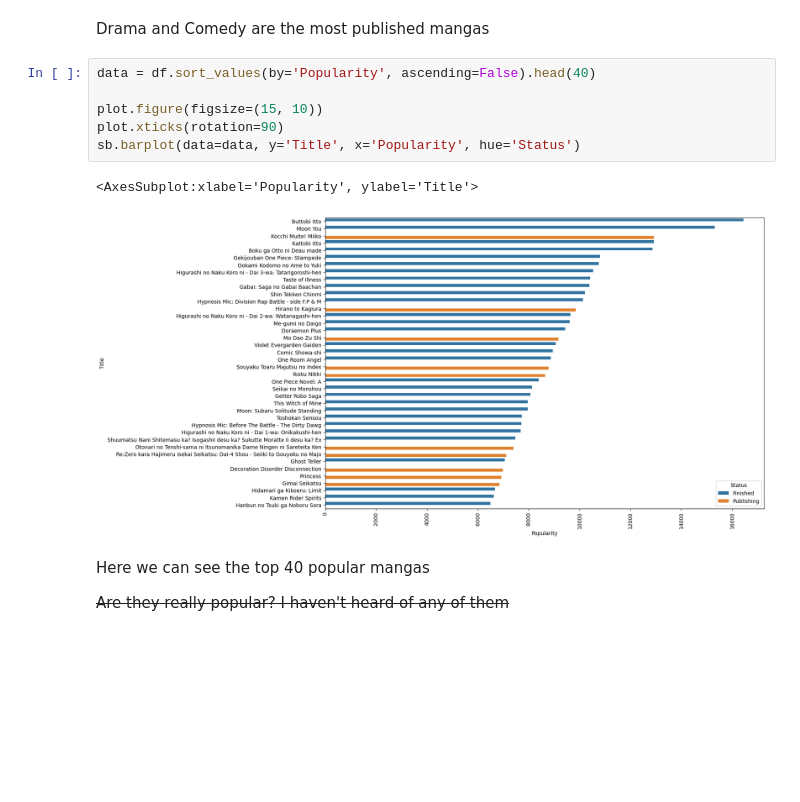
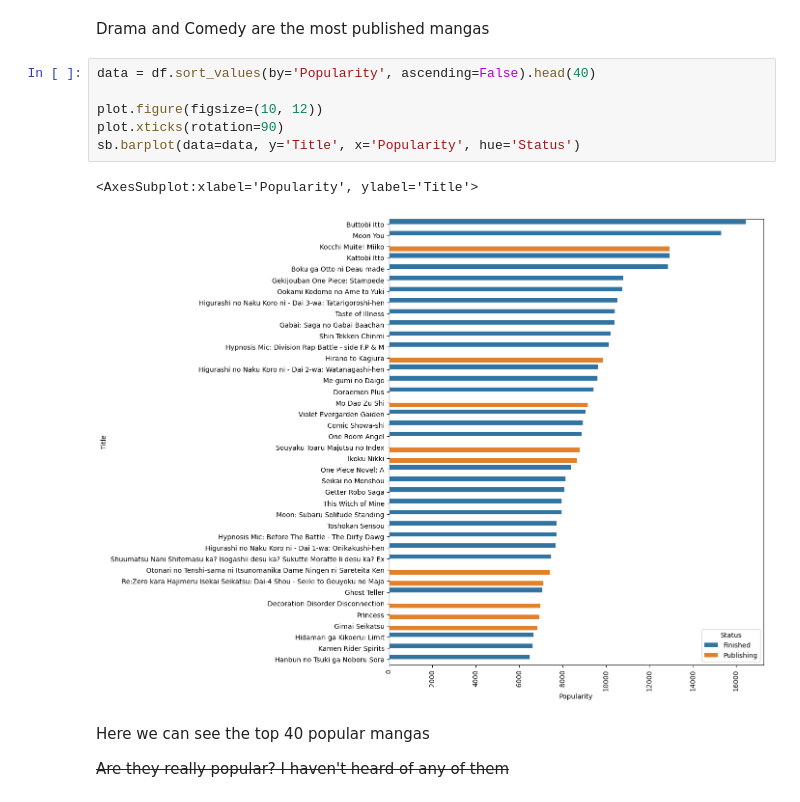
Before and after one commit to Ishgar14/DataAnalysisProjects, a Jupyter notebook: best-mangas/main.ipynb, the cells around one changed output. Drawn from its saved outputs; the diff is of its cells as text; blank space fills up the shorter version.

```diff
--- a/best-mangas/main.ipynb
+++ b/best-mangas/main.ipynb
@@ -74,12 +75,12 @@ Drama and Comedy are the most published mangas
 # %%
 data = df.sort_values(by='Popularity', ascending=False).head(40)
 
-plot.figure(figsize=(15, 10))
+plot.figure(figsize=(10, 12))
 plot.xticks(rotation=90)
 sb.barplot(data=data, y='Title', x='Popularity', hue='Status')
 # %% [output]
 <AxesSubplot:xlabel='Popularity', ylabel='Title'>
-[figure, old version]
+[figure, new version]
 # %% [markdown]
 Here we can see the top 40 popular mangas
 
```
Also changed, not shown: parts of 2 cells of this notebook.
